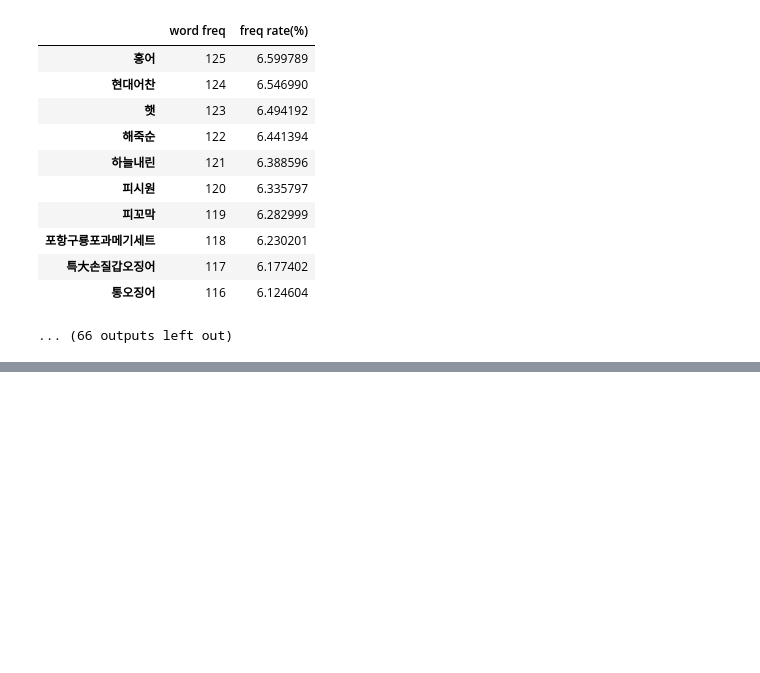
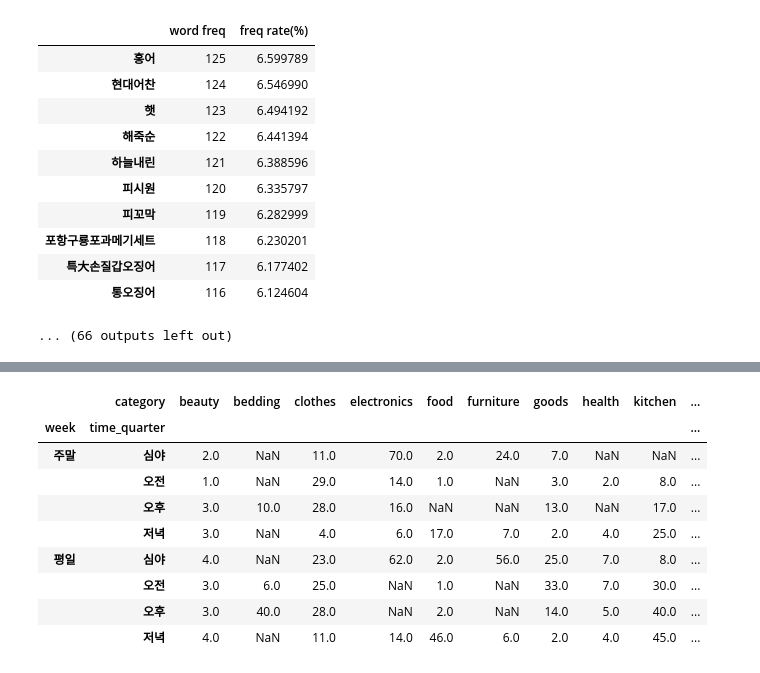
Before and after one commit to shp1204/WANPANMAN, a Jupyter notebook: EDA_ver2.ipynb, the cells around one changed output, grey strips where cells are left out. Drawn from its saved outputs; the diff is of its cells as text; code cells hidden in the pictures; blank space fills up the shorter version.

```diff
--- a/EDA_ver2.ipynb
+++ b/EDA_ver2.ipynb
@@ -846,0 +883,13 @@ for one_category in category_list :
+# %%
+schedule.groupby(['week', 'time_quarter', 'category']).count().loc[:,'salesAMT'].unstack('category')#iloc[4:]
+# %% [output]
+|  | category | beauty | bedding | clothes | electronics | food | furniture | goods | health | kitchen | ... |
+| week | time_quarter |  |  |  |  |  |  |  |  |  | ... |
+| 주말 | 심야 | 2.0 | NaN | 11.0 | 70.0 | 2.0 | 24.0 | 7.0 | NaN | NaN | ... |
+|  | 오전 | 1.0 | NaN | 29.0 | 14.0 | 1.0 | NaN | 3.0 | 2.0 | 8.0 | ... |
+|  | 오후 | 3.0 | 10.0 | 28.0 | 16.0 | NaN | NaN | 13.0 | NaN | 17.0 | ... |
+|  | 저녁 | 3.0 | NaN | 4.0 | 6.0 | 17.0 | 7.0 | 2.0 | 4.0 | 25.0 | ... |
+| 평일 | 심야 | 4.0 | NaN | 23.0 | 62.0 | 2.0 | 56.0 | 25.0 | 7.0 | 8.0 | ... |
+|  | 오전 | 3.0 | 6.0 | 25.0 | NaN | 1.0 | NaN | 33.0 | 7.0 | 30.0 | ... |
+|  | 오후 | 3.0 | 40.0 | 28.0 | NaN | 2.0 | NaN | 14.0 | 5.0 | 40.0 | ... |
+|  | 저녁 | 4.0 | NaN | 11.0 | 14.0 | 46.0 | 6.0 | 2.0 | 4.0 | 45.0 | ... |
```
Also changed, not shown: parts of 11 cells of this notebook, 7 other files.
